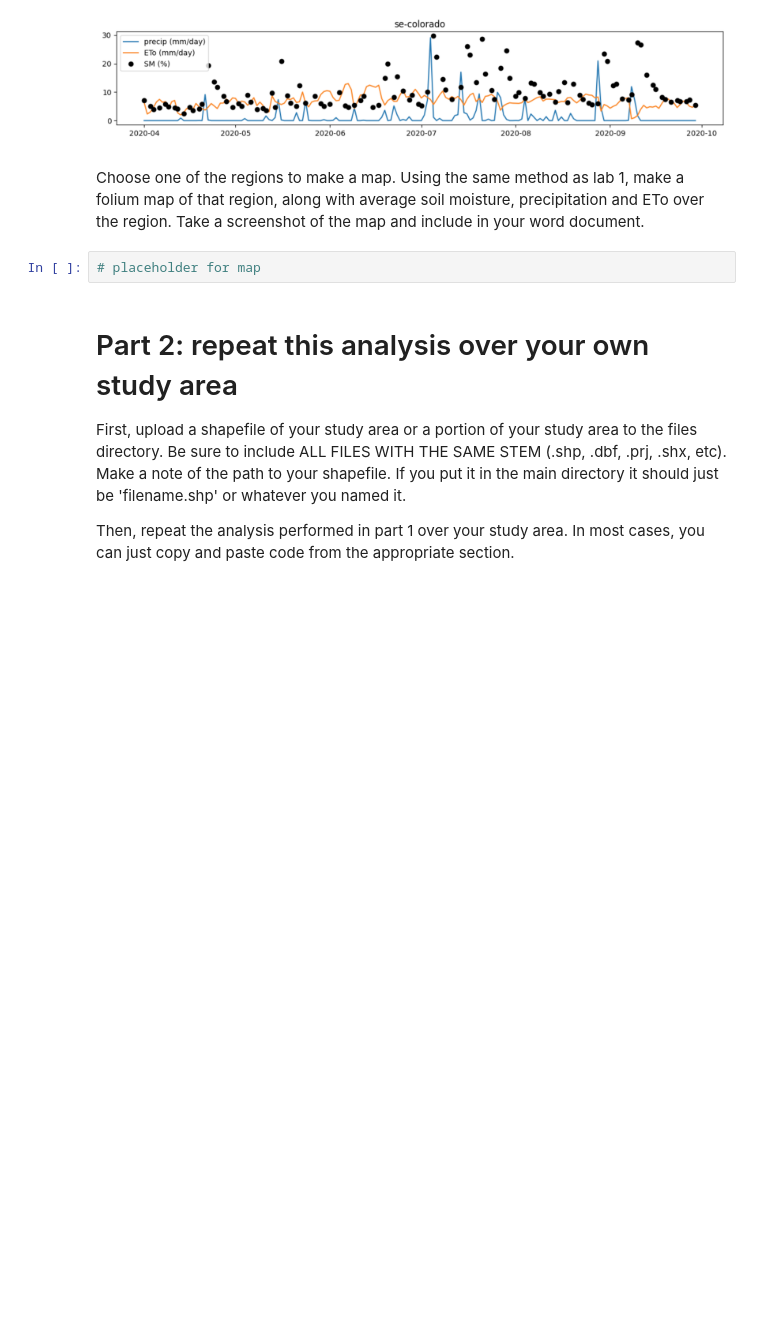
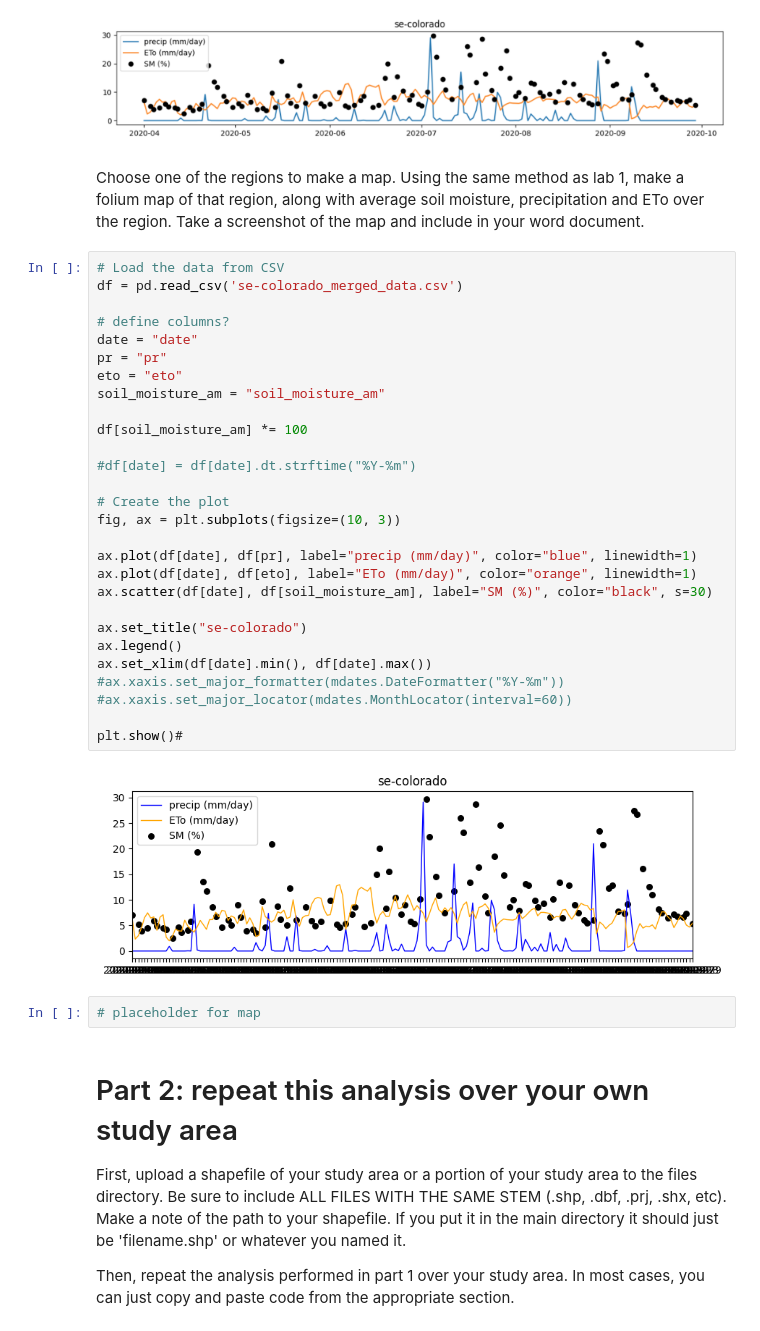
Before and after one commit to molloyjb/ExploreGIT, a Jupyter notebook: assignments/homework3/homework3.ipynb, the cells around one changed output. Saved outputs shown, nothing was run; the diff lists cells and outputs as text; blank space fills up the shorter version.

```diff
--- a/assignments/homework3/homework3.ipynb
+++ b/assignments/homework3/homework3.ipynb
@@ -378,6 +388,36 @@ Note that this portion of the exercise can also be done in python, Excel or with
 ![Screenshot 2025-02-21 232927.png](embedded-picture-1)
 # %% [markdown]
 Choose one of the regions to make a map. Using the same method as lab 1, make a folium map of that region, along with average soil moisture, precipitation and ETo over the region. Take a screenshot of the map and include in your word document.
+# %%
+# Load the data from CSV
+df = pd.read_csv('se-colorado_merged_data.csv')
+
+# define columns?
+date = "date"
+pr = "pr"
+eto = "eto"
+soil_moisture_am = "soil_moisture_am"
+
+df[soil_moisture_am] *= 100
+
+#df[date] = df[date].dt.strftime("%Y-%m")
+
+# Create the plot
+fig, ax = plt.subplots(figsize=(10, 3))
+
+ax.plot(df[date], df[pr], label="precip (mm/day)", color="blue", linewidth=1)
+ax.plot(df[date], df[eto], label="ETo (mm/day)", color="orange", linewidth=1)
+ax.scatter(df[date], df[soil_moisture_am], label="SM (%)", color="black", s=30)
+
+ax.set_title("se-colorado")
+ax.legend()
+ax.set_xlim(df[date].min(), df[date].max())
+#ax.xaxis.set_major_formatter(mdates.DateFormatter("%Y-%m"))
+#ax.xaxis.set_major_locator(mdates.MonthLocator(interval=60))
+
+plt.show()#
+# %% [output]
+[figure, added]
 # %%
 # placeholder for map
 # %% [markdown]
```
Also changed, not shown: parts of 1 cell of this notebook.
